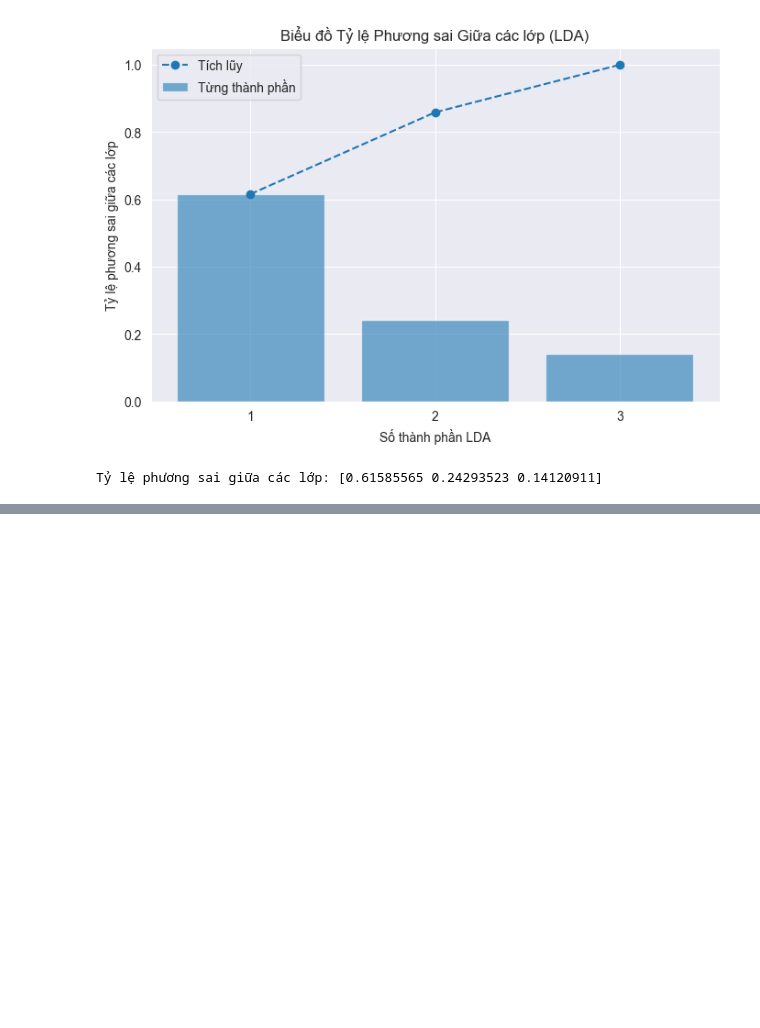
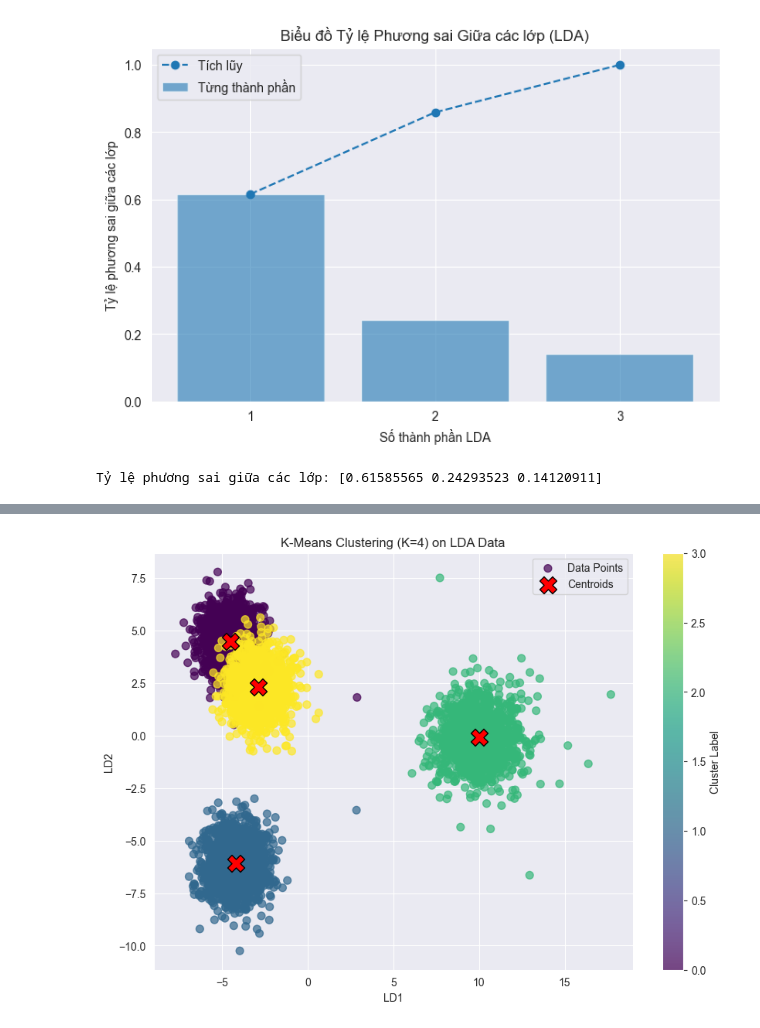
Before and after one commit to Duyhai2005/project_ml, a Jupyter notebook: preprocessing_data.ipynb, the cells around one changed output, grey strips where cells are left out. Drawn from its saved outputs; the diff is of its cells as text; code cells hidden in the pictures; blank space fills up the shorter version.

```diff
--- a/preprocessing_data.ipynb
+++ b/preprocessing_data.ipynb
@@ -615,0 +728,34 @@ Tỷ lệ phương sai giữa các lớp: [0.61585565 0.24293523 0.14120911]
+# %%
+centroid_lda_2d = centroid_lda[:, 0:2]
+
+plt.figure(figsize=(10, 7))
+
+scatter = plt.scatter(
+    X_train_lda[:, 0],
+    X_train_lda[:, 1],
+    c=label_lda,
+    s=50,
+    cmap='viridis',
+    alpha=0.7,
+    label='Data Points'
+)
+
+plt.scatter(
+    centroid_lda_2d[:, 0],
+    centroid_lda_2d[:, 1],
+    c='red',
+    s=250,
+    marker='X',
+    edgecolor='black',
+    label='Centroids'
+)
+
+plt.title(f'K-Means Clustering (K=4) on LDA Data')
+plt.xlabel('LD1')
+plt.ylabel('LD2')
+plt.legend()
+plt.colorbar(scatter, label='Cluster Label')
+plt.grid(True)
+plt.show()
+# %% [output]
+[figure, added]
```
Also changed, not shown: parts of 17 cells of this notebook.
